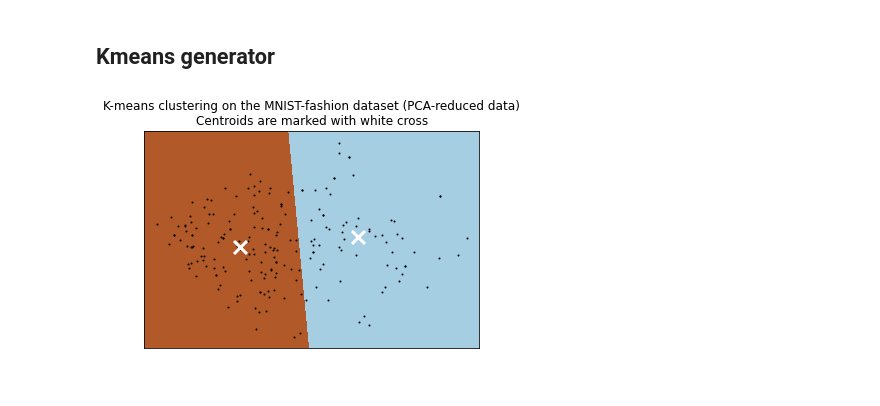
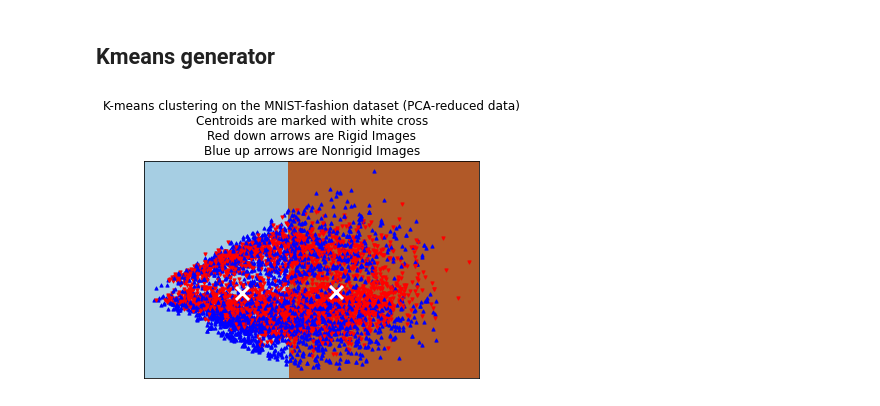
Before and after one commit to Alexandara/Representation_Learning_Transformations, a Jupyter notebook: Autoencoder and Kmeans.ipynb, the cells around one changed output. Cells and saved outputs as stored; diff of their text form; code cells hidden in the pictures.

Commit message:
Labeled Kmeans

```diff
--- a/Autoencoder and Kmeans.ipynb
+++ b/Autoencoder and Kmeans.ipynb
@@ -163,14 +163,16 @@ end = time()
 # data[0][0] = image
 # data[0][1] = one hot array with labels
 # data[0][0][0] = one line of image
-data = data[1:1000]
+data = data[1:30000]
 
 transform = torchvision.transforms.Compose([torchvision.transforms.ToTensor()])
 
 #train_dataset = torchvision.datasets.MNIST(root="~/torch_datasets", train=True, transform=transform, download=True)
 training_dataset = []
+training_labels = []
 for i in range(int(len(data)-(len(data)/5))): #80% of data is training
     training_dataset.append(data[i][0])
+    training_labels.append(data[i][1])
 train_dataset = torch.Tensor(list(training_dataset))
 
 train_loader = torch.utils.data.DataLoader(
@@ -193,6 +195,10 @@ optimizer = optim.Adam(model.parameters(), lr=learning_rate)
 criterion = nn.MSELoss()
 
 
+#history of loss (for graphing purposes)
+losses = []
+
+#progress bar for training
 pbar = tqdm(range(epochs))
 for epoch in pbar:
     loss = 0
@@ -220,13 +226,17 @@ for epoch in pbar:
         # add the mini-batch training loss to epoch loss
         loss += train_loss.item()
 
+
     # compute the epoch training loss
     loss = (loss / len(train_loader))
+
+    #append epoch loss to history of loss
+    losses.append(loss)
 
     # display the epoch training loss
     pbar.set_postfix({'recon loss': "{:.8f}".format(loss)})
     #print("epoch : {}/{}, recon loss = {:.8f}".format(epoch + 1, epochs, loss))
 
-#test_dataset = torchvision.datasets.MNIST(
- #   root="~/torch_datasets", train=False, transform=transform, download=True
-#)
+plt.xlabel("Epochs")
+plt.ylabel("MSE loss")
+plt.plot(np.array(losses), 'r')
@@ -234,11 +247,13 @@ for epoch in pbar:
 ## Test the model
 # %%
 test_dataset = []
+test_labels = []
 #print(int((len(data)/5)*4))
 #print(len(data))
 for i in range(int((len(data)/5)*4),len(data)): #last 20% of data is test
     #for j in range(len(data[i][0])):
     test_dataset.append(data[i][0])
+    test_labels.append(data[i][1])
 test_dataset = torch.Tensor(list(test_dataset))
 #print(len(test_dataset))
 test_loader = torch.utils.data.DataLoader(
@@ -318,7 +333,7 @@ NameError: name 'torch' is not defined
 # %% [markdown]
 ## Kmeans generator
 # %%
-sample_size = 200
+
 n_classes = 2
 
 
@@ -347,33 +362,51 @@ h = .02     # point in the mesh [x_min, x_max]x[y_min, y_max].
 
 # Plot the decision boundary. For that, we will assign a color to each
 x_min, x_max = reduced_data[:, 0].min() - 1, reduced_data[:, 0].max() + 1
 y_min, y_max = reduced_data[:, 1].min() - 1, reduced_data[:, 1].max() + 1
 xx, yy = np.meshgrid(np.arange(x_min, x_max, h), np.arange(y_min, y_max, h))
 
 # Obtain labels for each point in mesh. Use last trained model.
 Z = kmeans.predict(np.c_[xx.ravel(), yy.ravel()])
 
 # Put the result into a color plot
 Z = Z.reshape(xx.shape)
 plt.figure(1)
 plt.clf()
 plt.imshow(Z, interpolation='nearest',
         extent=(xx.min(), xx.max(), yy.min(), yy.max()),
         cmap=plt.cm.Paired,
         aspect='auto', origin='lower')
 
-plt.plot(reduced_data[:, 0], reduced_data[:, 1], 'k.', markersize=2)
+#give different dots depending on class
+mark = []
+col = []
+for i in range(len(test_labels)):
+    #if labeled as rigid, give a col of V
+    if int(test_labels[i][0])==1:
+        mark.append('v')
+        col.append('r')
+    else:
+        mark.append('^')
+        col.append('b')
+
+pbar = tqdm(range(len(test_labels)))
+for i in pbar:
+    plt.scatter(reduced_data[i][0],reduced_data[i][1],c=col[i],marker=mark[i],s=10)
+
+#plt.plot(reduced_data[:, 0], reduced_data[:, 1], c=col[:], markersize=1)
 # Plot the centroids as a white X
 centroids = kmeans.cluster_centers_
 plt.scatter(centroids[:, 0], centroids[:, 1],
             marker='x', s=169, linewidths=3,
             color='w', zorder=10)
 plt.title('K-means clustering on the MNIST-fashion dataset (PCA-reduced data)\n'
-        'Centroids are marked with white cross')
+        'Centroids are marked with white cross\n'
+         'Red down arrows are Rigid Images\n'
+         'Blue up arrows are Nonrigid Images')
 plt.xlim(x_min, x_max)
 plt.ylim(y_min, y_max)
 plt.xticks(())
 plt.yticks(())
 plt.show()
 # %% [output]
-[figure, old version]
+[figure, new version]
```
Also changed, not shown: parts of 4 cells of this notebook.
